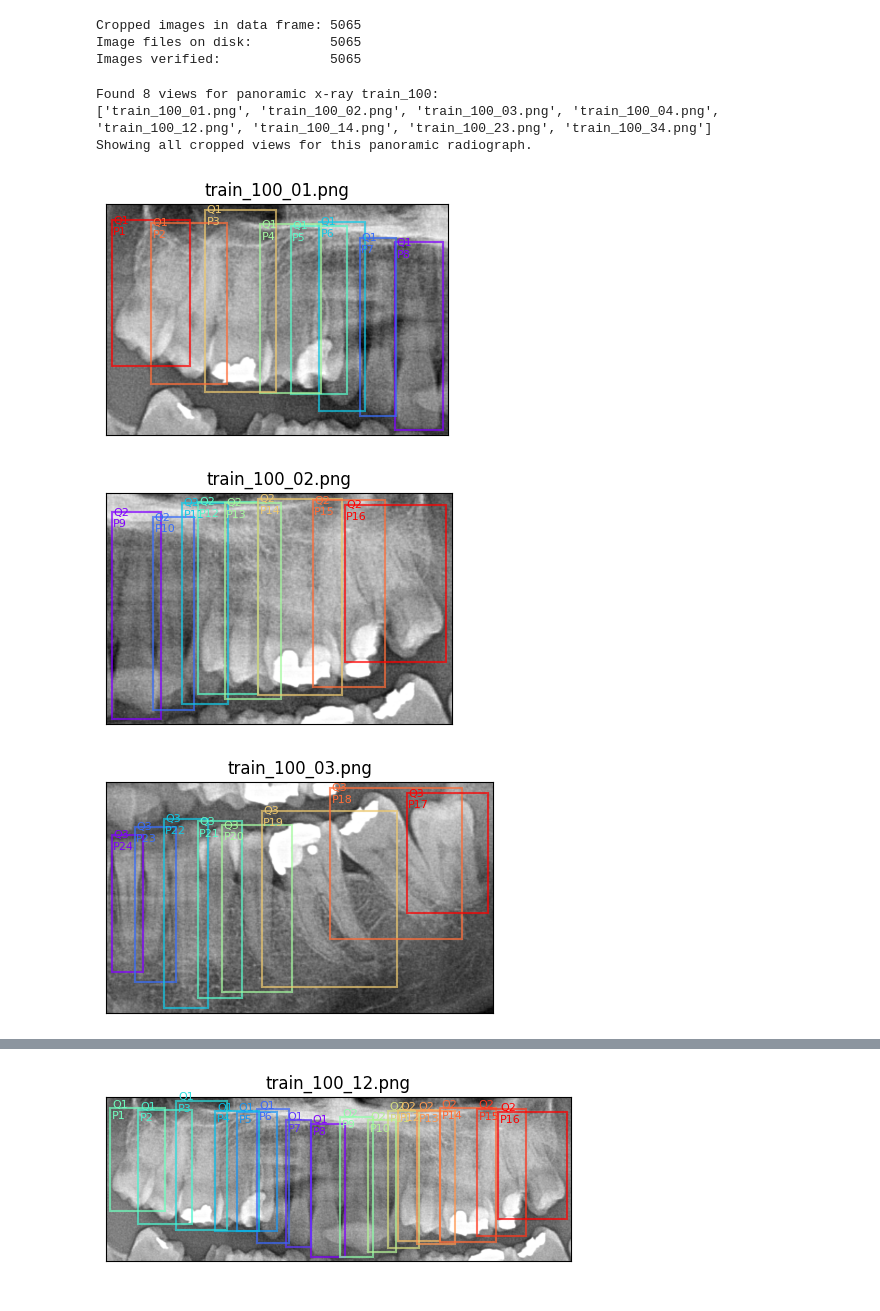
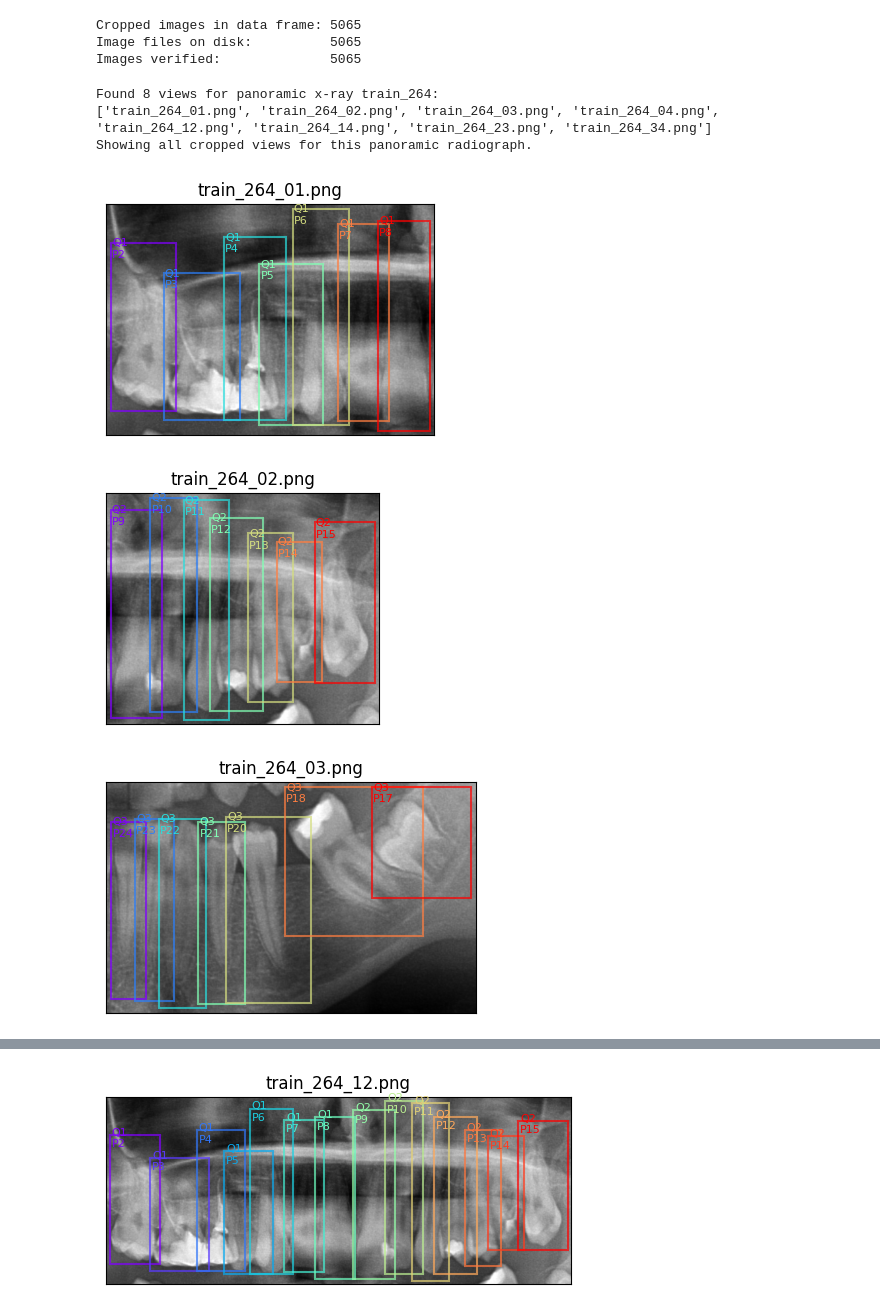
Before and after one commit to ccb-hms/computervision, a Jupyter notebook: notebooks/detection/03_crop_images.ipynb, the cells around one changed output, grey strips where cells are left out. Saved outputs shown, nothing was run; the diff lists cells and outputs as text; code cells hidden in the pictures.

```diff
--- a/notebooks/detection/03_crop_images.ipynb
+++ b/notebooks/detection/03_crop_images.ipynb
@@ -54,7 +54,7 @@ Found 634 images in /app/data/computervision_data/dentex/quadrant_enumeration/xr
 # %%
 json_file = os.path.join(dataset_dir, 'quadrant_enumeration/train_quadrant_enumeration.json')
 parquet_file_name = f'{os.path.splitext(os.path.basename(json_file))[0]}.parquet'
-parquet_file = os.path.join(data_dir, parquet_file_name)
+parquet_file = os.path.join(dataset_dir, 'quadrant_enumeration', parquet_file_name)
 try:
     df = pd.read_parquet(parquet_file)
 except Exception as e:
@@ -336,9 +336,11 @@ Image files on disk:          5065
 Images verified:              5065
 # %%
 # Load an image
-idx = 10
-file_name_list = sorted(list(df_cropped['file_name'].unique()))
+idx = 2
+# file_name_list = sorted(list(df_cropped['file_name'].unique()))
+file_name_list = df_cropped.loc[df_cropped['file_base_name'] == 'train_264', 'file_name'].unique()
 file_name = file_name_list[idx]
+# file_name = 'train_264.png'
 file = os.path.join(output_dir, file_name)
 im = ImageData().load_image(file)
 
@@ -363,35 +365,35 @@ print(f'Showing all cropped views for this panoramic radiograph.')
 for file_name in file_name_list:
 
     file = os.path.join(output_dir, file_name)
     im_cropped = ImageData().load_image(file)
 
     df_cropped_file = df_cropped.loc[df_cropped['file_name'] == file_name]
 
     # Get the bounding boxes and positions
     box_list = [list(box) for box in df_cropped_file['bbox'].tolist()]
     ada_list = df_cropped_file['ada'].tolist()
     quad_list = df_cropped_file['quadrant'].tolist()
     label_list = [f'Q{quad_list[b]}\nP{ada_list[b]}' for b in range(len(box_list))]
 
     # Segmentations
     segmentations = df_cropped_file['segmentation'].tolist()
     # We need to convert this into a list of N x 2 arrays
     points = [segmentation_edges(list(seg[0])) for seg in segmentations]
 
     # Create the figure
     fig, ax = plt.subplots(figsize=(6, 3))
     ax = plot_boxes(image=im_cropped, ax=ax, box_list=box_list, label_list=label_list, color=None, cmap='grey')
     ax.set(title=file_name)
     # ax = plot_segmentations(image=im_cropped, segmentation_list=points, ax=ax, cmap='grey')
     # Save the overlay figure
     overlay_figure_name = f'{os.path.splitext(file_name)[0]}_boxes.png'
     overlay_file = os.path.join(example_dir, overlay_figure_name)
     plt.savefig(overlay_file, bbox_inches='tight')
     plt.show()
 # %% [output]
-Found 8 views for panoramic x-ray train_100:
-['train_100_01.png', 'train_100_02.png', 'train_100_03.png', 'train_100_04.png', 'train_100_12.png', 'train_100_14.png', 'train_100_23.png', 'train_100_34.png']
+Found 8 views for panoramic x-ray train_264:
+['train_264_01.png', 'train_264_02.png', 'train_264_03.png', 'train_264_04.png', 'train_264_12.png', 'train_264_14.png', 'train_264_23.png', 'train_264_34.png']
 Showing all cropped views for this panoramic radiograph.
-[figure, old version]
+[figure, new version]
-[figure, old version]
+[figure, new version]
-[figure, old version]
+[figure, new version]
@@ -399 +401 @@ Showing all cropped views for this panoramic radiograph.
-[figure, old version]
+[figure, new version]
```
Also changed, not shown: parts of 1 cell of this notebook, 6 other files.
